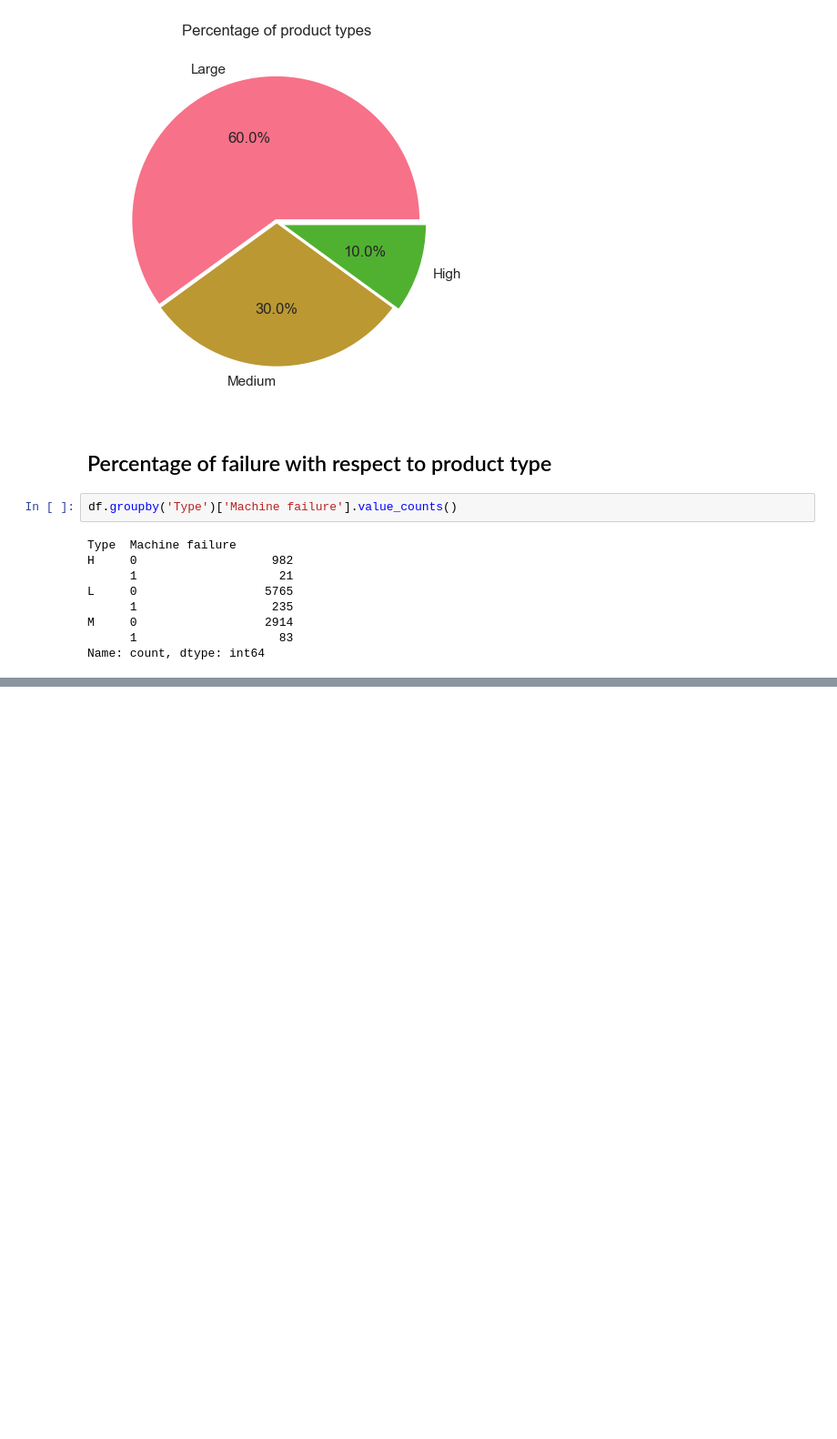
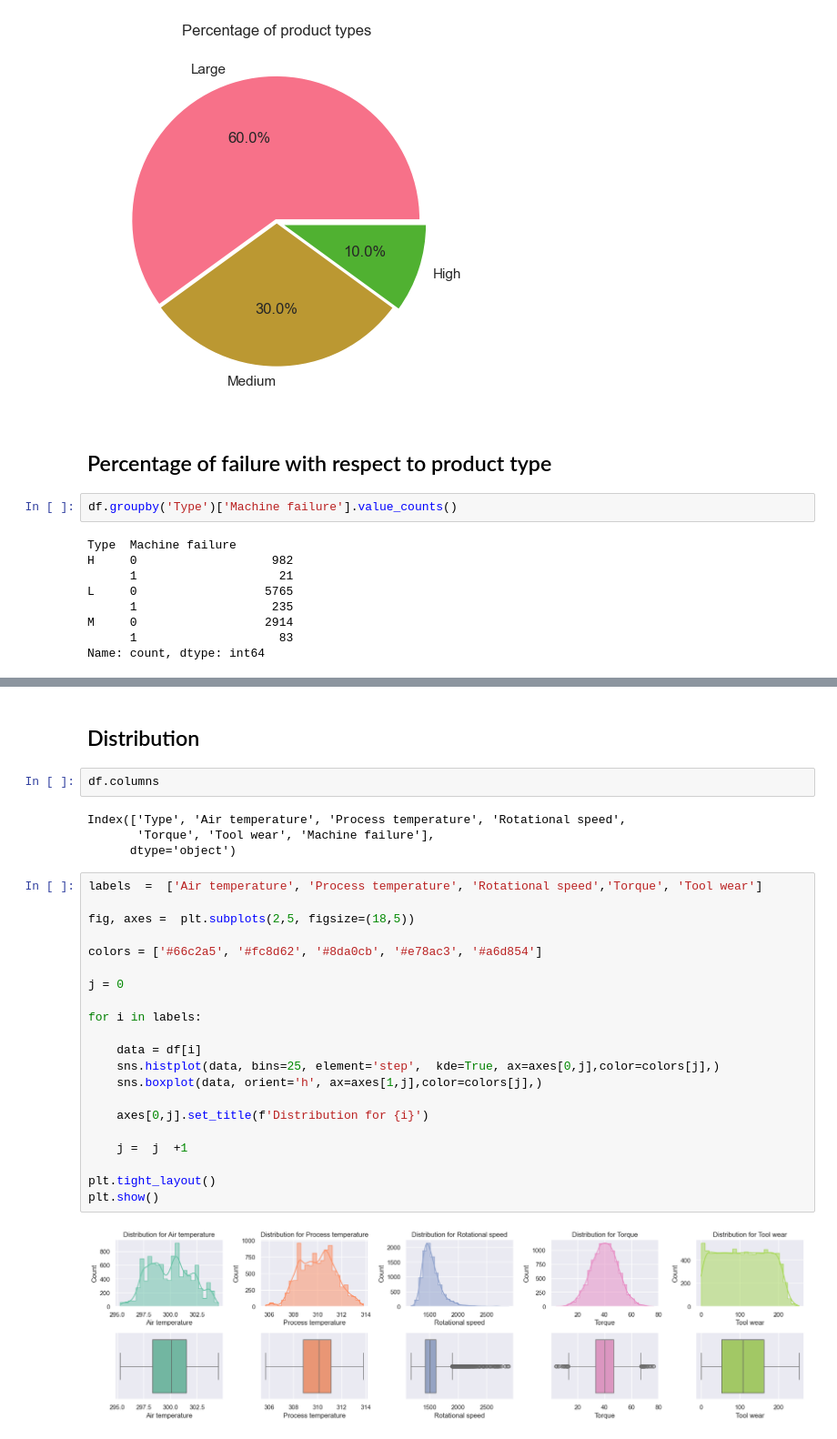
Before and after one commit to nayana-sisil/predictive-maintenance-ml, a Jupyter notebook: Predictive_maintaince.ipynb, the cells around one changed output, grey strips where cells are left out. Shown at 91% size. Cells and saved outputs as stored; diff of their text form; blank space fills up the shorter version.

```diff
--- a/Predictive_maintaince.ipynb
+++ b/Predictive_maintaince.ipynb
@@ -389,0 +362,31 @@ plt.show()
+# %% [markdown]
+## Distribution
+# %%
+df.columns
+# %% [output]
+Index(['Type', 'Air temperature', 'Process temperature', 'Rotational speed',
+       'Torque', 'Tool wear', 'Machine failure'],
+      dtype='object')
+# %%
+labels  =  ['Air temperature', 'Process temperature', 'Rotational speed','Torque', 'Tool wear']
+
+fig, axes =  plt.subplots(2,5, figsize=(18,5))
+
+colors = ['#66c2a5', '#fc8d62', '#8da0cb', '#e78ac3', '#a6d854']
+
+j = 0
+
+for i in labels:
+
+    data = df[i]
+    sns.histplot(data, bins=25, element='step',  kde=True, ax=axes[0,j],color=colors[j],)
+    sns.boxplot(data, orient='h', ax=axes[1,j],color=colors[j],)
+
+    axes[0,j].set_title(f'Distribution for {i}')
+
+    j =  j  +1
+
+plt.tight_layout()
+plt.show()
+# %% [output]
+[figure, added]
```
Also changed, not shown: parts of 4 cells of this notebook.
